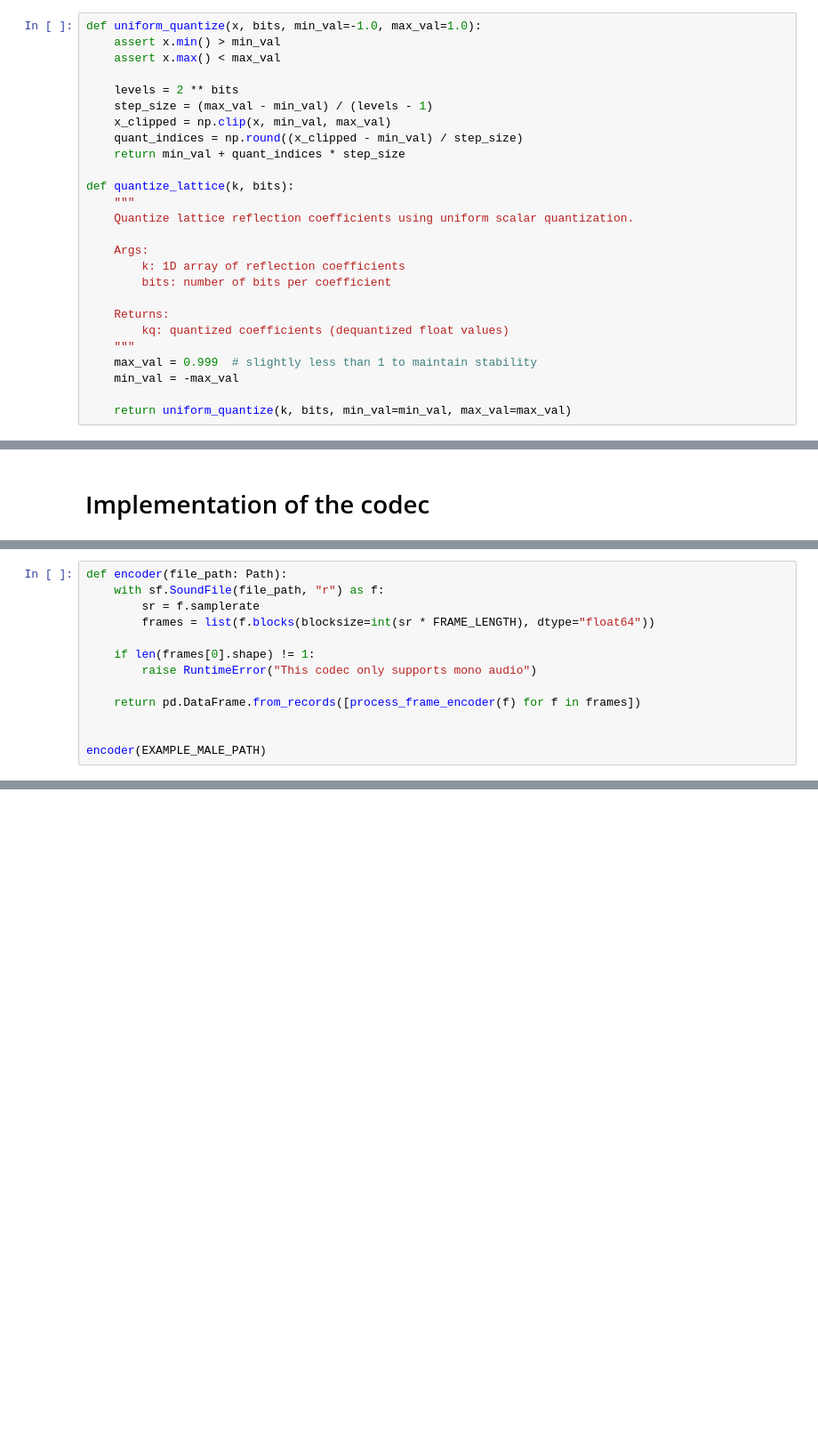
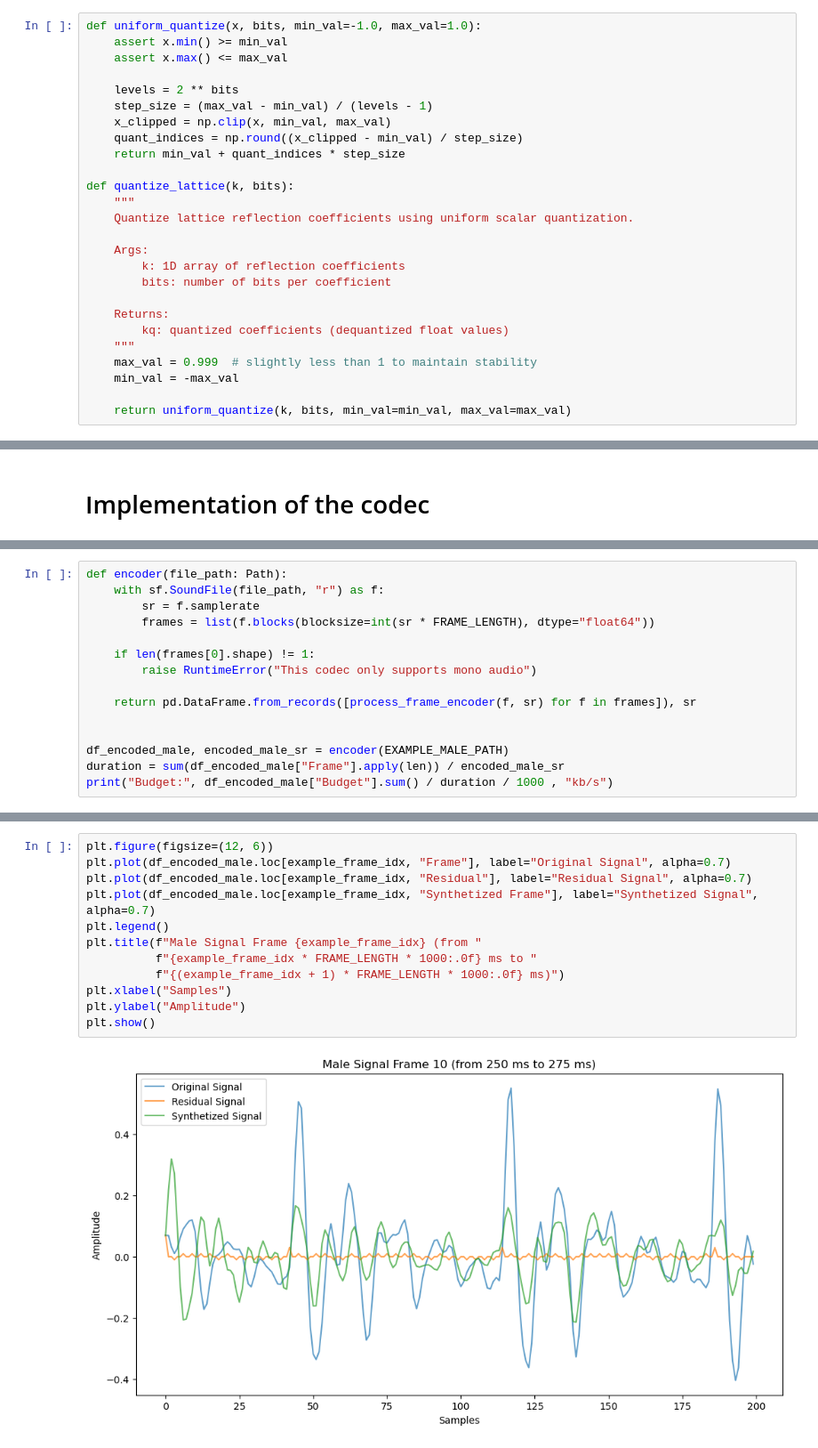
Before and after one commit to dianapaula19/speech-processing-project, a Jupyter notebook: codec.ipynb, the cells around one changed output, grey strips where cells are left out. Shown at 89% size. Cells and saved outputs as stored; diff of their text form; blank space fills up the shorter version.

```diff
--- a/codec.ipynb
+++ b/codec.ipynb
@@ -229,8 +213,8 @@ def lattice_to_lpc(k):
     return a
 # %%
 def uniform_quantize(x, bits, min_val=-1.0, max_val=1.0):
-    assert x.min() > min_val
-    assert x.max() < max_val
+    assert x.min() >= min_val
+    assert x.max() <= max_val
 
     levels = 2 ** bits
     step_size = (max_val - min_val) / (levels - 1)
@@ -384,8 +405,10 @@ def encoder(file_path: Path):
     if len(frames[0].shape) != 1:
         raise RuntimeError("This codec only supports mono audio")
 
-    return pd.DataFrame.from_records([process_frame_encoder(f) for f in frames])
+    return pd.DataFrame.from_records([process_frame_encoder(f, sr) for f in frames]), sr
 
 
-encoder(EXAMPLE_MALE_PATH)
+df_encoded_male, encoded_male_sr = encoder(EXAMPLE_MALE_PATH)
+duration = sum(df_encoded_male["Frame"].apply(len)) / encoded_male_sr
+print("Budget:", df_encoded_male["Budget"].sum() / duration / 1000 , "kb/s")
 # %% [output]
@@ -392,0 +416,14 @@ NotImplementedError: Decimation is not yet implemented
+# %%
+plt.figure(figsize=(12, 6))
+plt.plot(df_encoded_male.loc[example_frame_idx, "Frame"], label="Original Signal", alpha=0.7)
+plt.plot(df_encoded_male.loc[example_frame_idx, "Residual"], label="Residual Signal", alpha=0.7)
+plt.plot(df_encoded_male.loc[example_frame_idx, "Synthetized Frame"], label="Synthetized Signal", alpha=0.7)
+plt.legend()
+plt.title(f"Male Signal Frame {example_frame_idx} (from "
+          f"{example_frame_idx * FRAME_LENGTH * 1000:.0f} ms to "
+          f"{(example_frame_idx + 1) * FRAME_LENGTH * 1000:.0f} ms)")
+plt.xlabel("Samples")
+plt.ylabel("Amplitude")
+plt.show()
+# %% [output]
+[figure, added]
```
Also changed, not shown: parts of 7 cells of this notebook.
